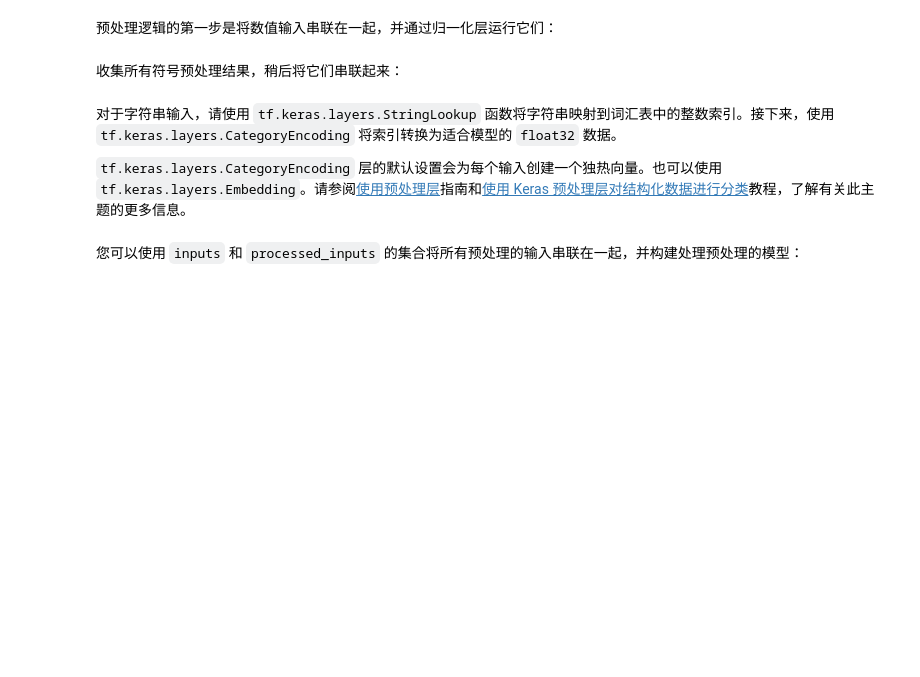
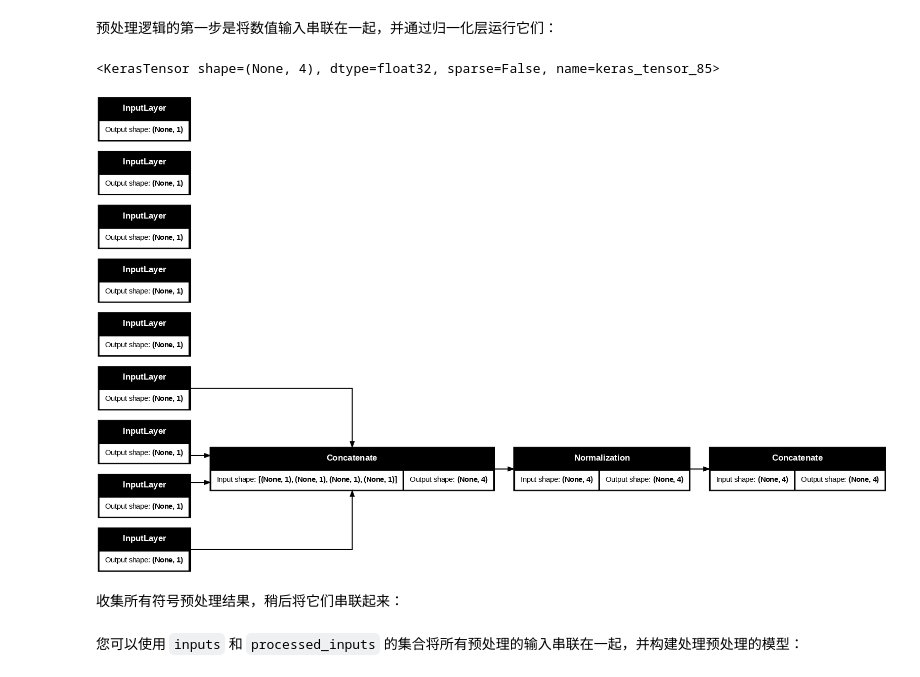
Before and after one commit to tangweize/tf_learning, a Jupyter notebook: site/zh-cn/tutorials/load_data/csv.ipynb, the cells around one changed output. Saved outputs shown, nothing was run; the diff lists cells and outputs as text; code cells hidden in the pictures; blank space fills up the shorter version.

```diff
--- a/site/zh-cn/tutorials/load_data/csv.ipynb
+++ b/site/zh-cn/tutorials/load_data/csv.ipynb
@@ -147,9 +51,0 @@ titanic_labels = titanic_features.pop('survived')
-# %%
-# Create a symbolic input
-input = tf.keras.Input(shape=(), dtype=tf.float32)
-
-# Perform a calculation using the input
-result = 2*input + 1
-
-# the result doesn't have a value
-result
@@ -176,14 +73,34 @@ inputs
 # %% [markdown]
 预处理逻辑的第一步是将数值输入串联在一起，并通过归一化层运行它们：
 # %%
-numeric_inputs = {name:input for name,input in inputs.items()
-                  if input.dtype==tf.float32}
-
+numeric_inputs = {name:input for name, input in inputs.items()
+ if input.dtype == tf.float32}
 x = layers.Concatenate()(list(numeric_inputs.values()))
 norm = layers.Normalization()
 norm.adapt(np.array(titanic[numeric_inputs.keys()]))
-all_numeric_inputs = norm(x)
-
-all_numeric_inputs
+all_numertic_features = norm(x)
+all_numertic_features
+# %% [output]
+<KerasTensor shape=(None, 4), dtype=float32, sparse=False, name=keras_tensor_85>
+# %%
+preprocessed_inputs = [all_numertic_features]
+for name,input in inputs.items():
+  if input.dtype != object:
+    continue
+
+  lookup = layers.StringLookup(vocabulary=np.unique(titanic[name].values))
+  onehot = layers.CategoryEncoding(num_tokens=lookup.vocabulary_size)
+
+  x = lookup(x)
+  x = onehot(x)
+  preprocessed_inputs.append(x)
+# %%
+preprocessing_model = layers.Concatenate()(preprocessed_inputs)
+
+titanic_preprocessing =tf.keras.Model(inputs, preprocessing_model)
+tf.keras.utils.plot_model(model = titanic_preprocessing, rankdir='LR',dpi = 75,
+                         show_shapes=True )
+# %% [output]
+[figure, added]
 # %% [markdown]
 收集所有符号预处理结果，稍后将它们串联起来：
@@ -192,4 +106,0 @@ preprocessed_inputs = [all_numeric_inputs]
-# %% [markdown]
-对于字符串输入，请使用 `tf.keras.layers.StringLookup` 函数将字符串映射到词汇表中的整数索引。接下来，使用 `tf.keras.layers.CategoryEncoding` 将索引转换为适合模型的 `float32` 数据。
-
-`tf.keras.layers.CategoryEncoding` 层的默认设置会为每个输入创建一个独热向量。也可以使用 `tf.keras.layers.Embedding`。请参阅[使用预处理层](https://tensorflow.google.cn/guide/keras/preprocessing_layers)指南和[使用 Keras 预处理层对结构化数据进行分类](../structured_data/preprocessing_layers.ipynb)教程，了解有关此主题的更多信息。
```
Also changed, not shown: parts of 34 cells of this notebook.
